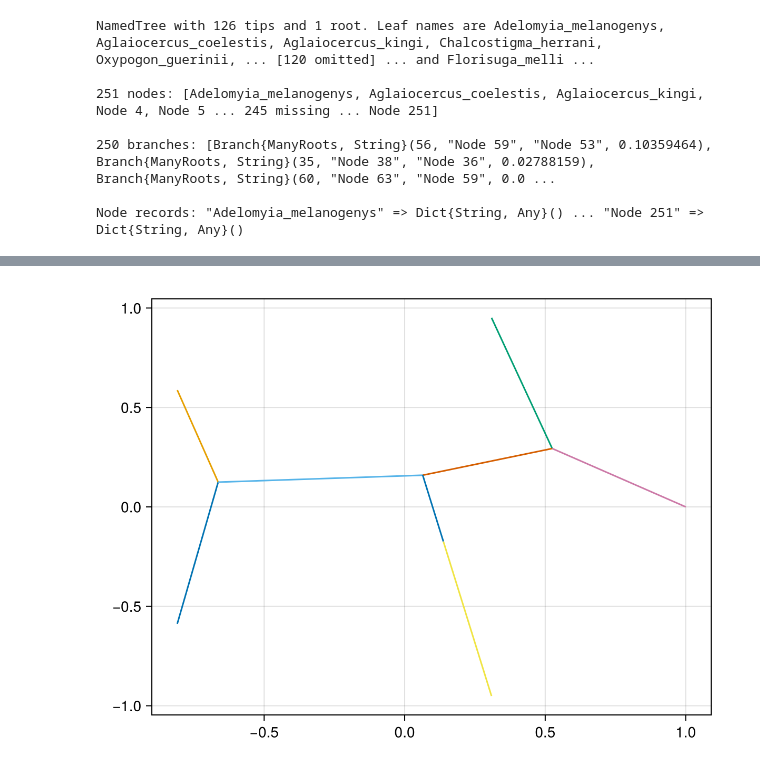
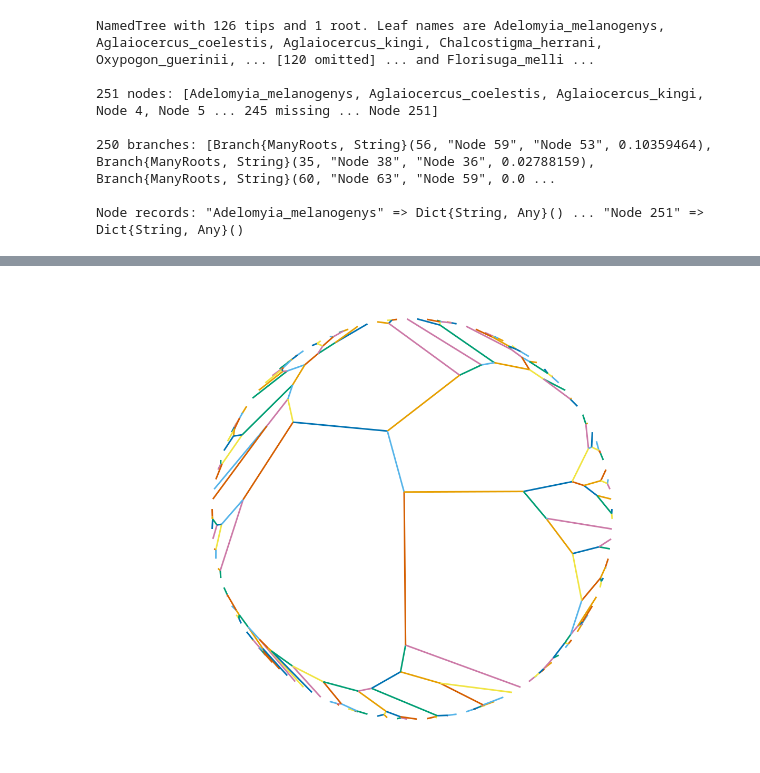
Before and after one commit to romanamo/PhyloPlot, a Jupyter notebook: demo/test.ipynb, the cells around one changed output, grey strips where cells are left out. Saved outputs shown, nothing was run; the diff lists cells and outputs as text; code cells hidden in the pictures.

Commit message:
removed plots directory, prototyped radial dendrograms

```diff
--- a/demo/test.ipynb
+++ b/demo/test.ipynb
@@ -29,11 +39,14 @@ Node records: "Adelomyia_melanogenys" => Dict{String, Any}() ... "Node 251" => D
 # %%
 f = Figure()
 ax = Axis(f[1,1])
-drawbarycentrictree(simple)
+ax.aspect = 1
+hidedecorations!(ax)
+hidespines!(ax)
+drawbarycentrictree(complex)
 
 current_figure()
 # %% [output]
-[figure, old version]
+[figure, new version]
 # %%
 f = Figure()
 ax = Axis(f[1,1])
```
Also changed, not shown: parts of 6 cells of this notebook, 8 other files.
